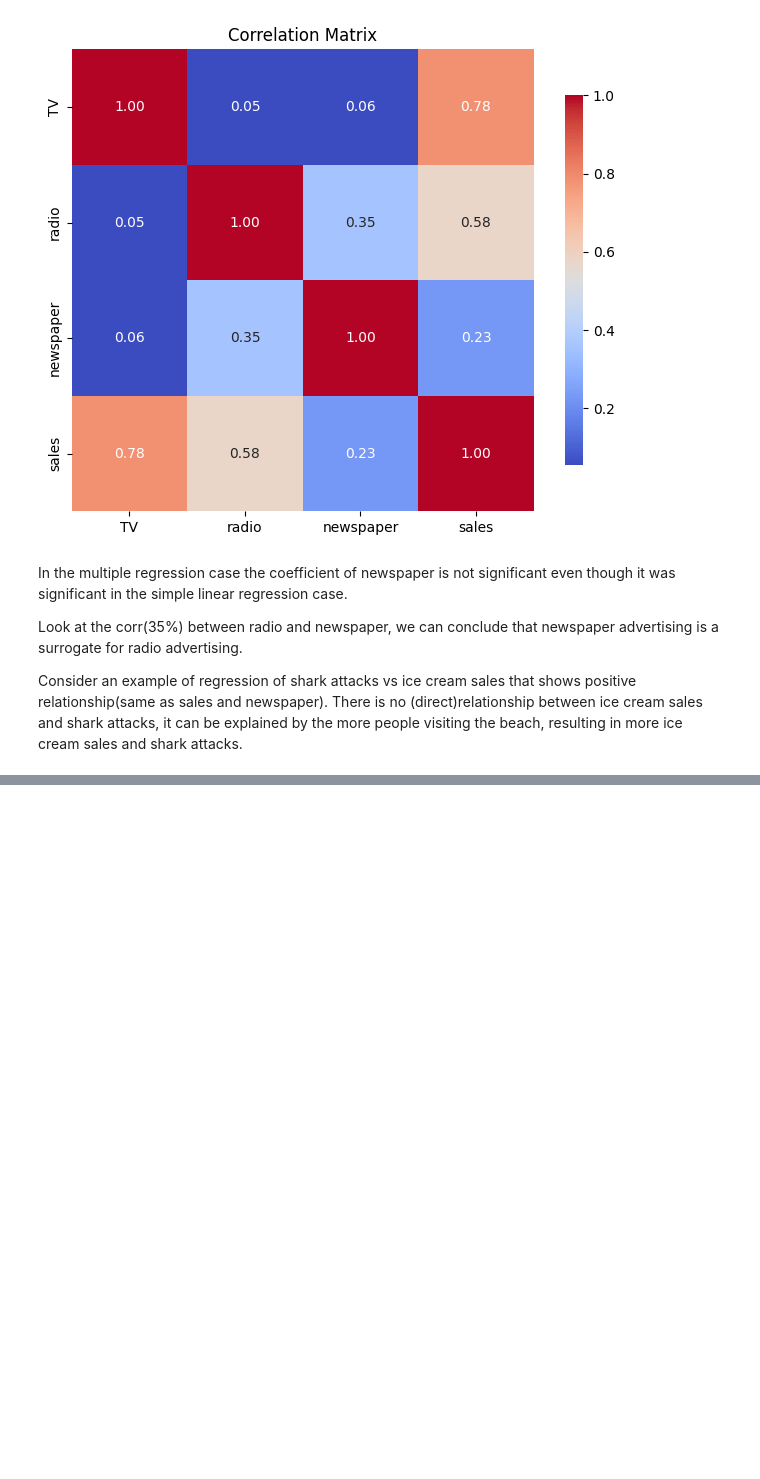
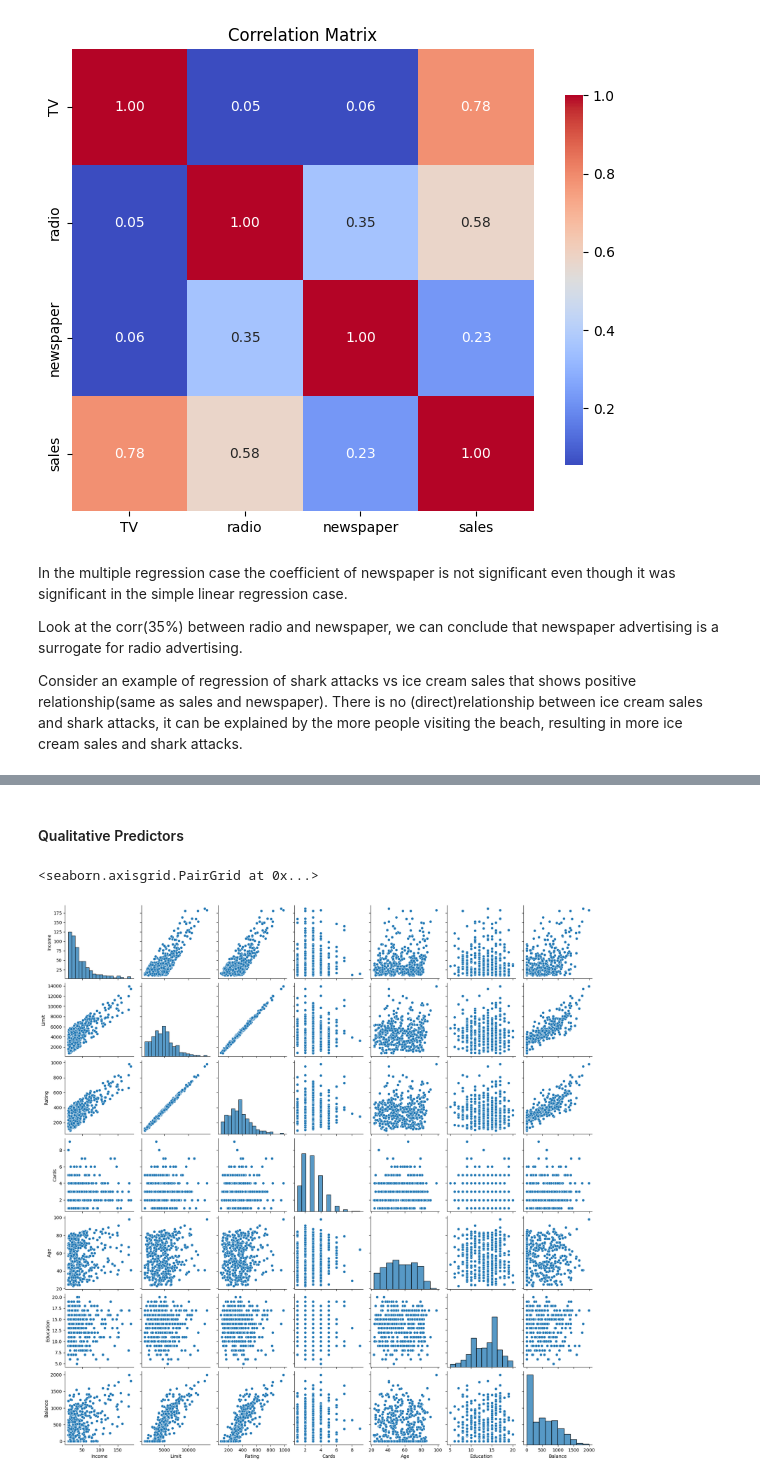
Before and after one commit to PrasannaIITM/ISL, a Jupyter notebook: Ch3_Linear_Regression/notes.ipynb, the cells around one changed output, grey strips where cells are left out. Drawn from its saved outputs; the diff is of its cells as text; code cells hidden in the pictures; blank space fills up the shorter version.

```diff
--- a/Ch3_Linear_Regression/notes.ipynb
+++ b/Ch3_Linear_Regression/notes.ipynb
@@ -404,0 +434,9 @@ If the p-values for any one of the individual variables is small, then it is not
+# %% [markdown]
+#### Qualitative Predictors
+# %%
+# scatter plot for all pairs of variables from credit data
+cdf = load_data("Credit 2")
+sns.pairplot(cdf)
+# %% [output]
+<seaborn.axisgrid.PairGrid at 0x...>
+[figure, added]
```
Also changed, not shown: parts of 31 cells of this notebook.
